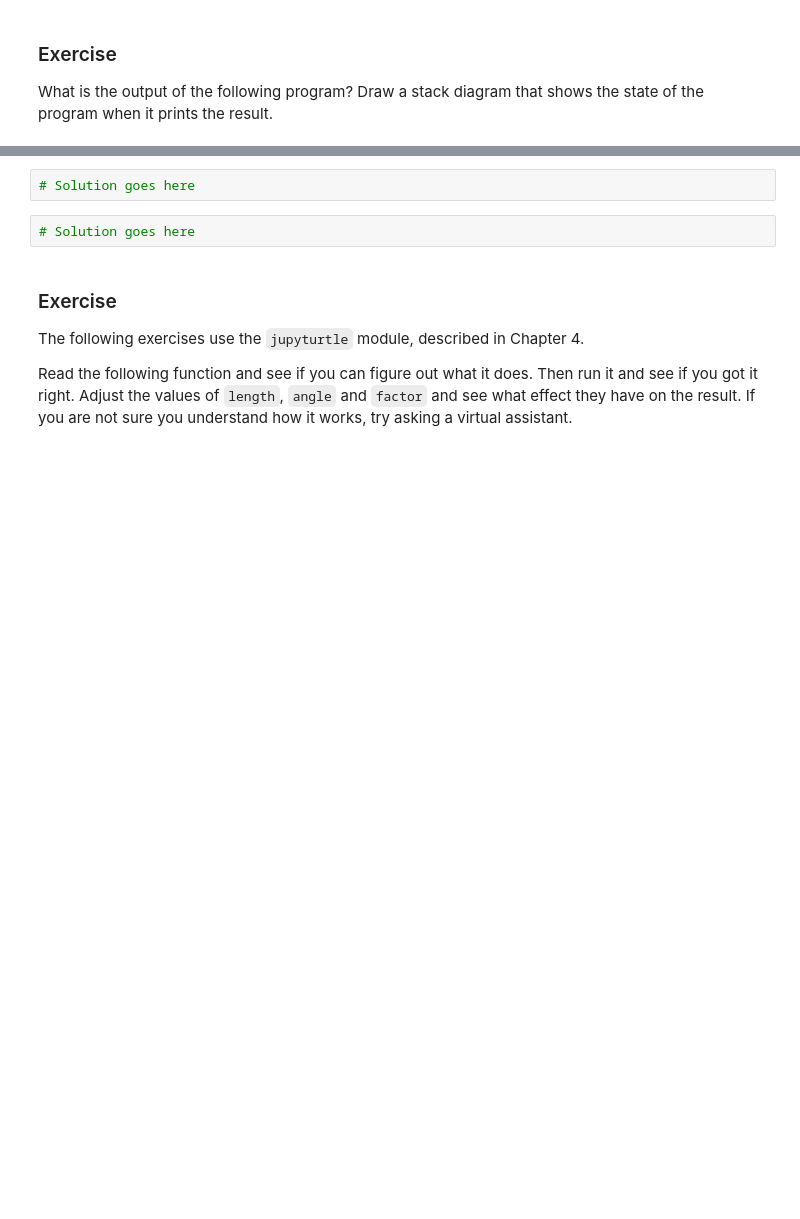
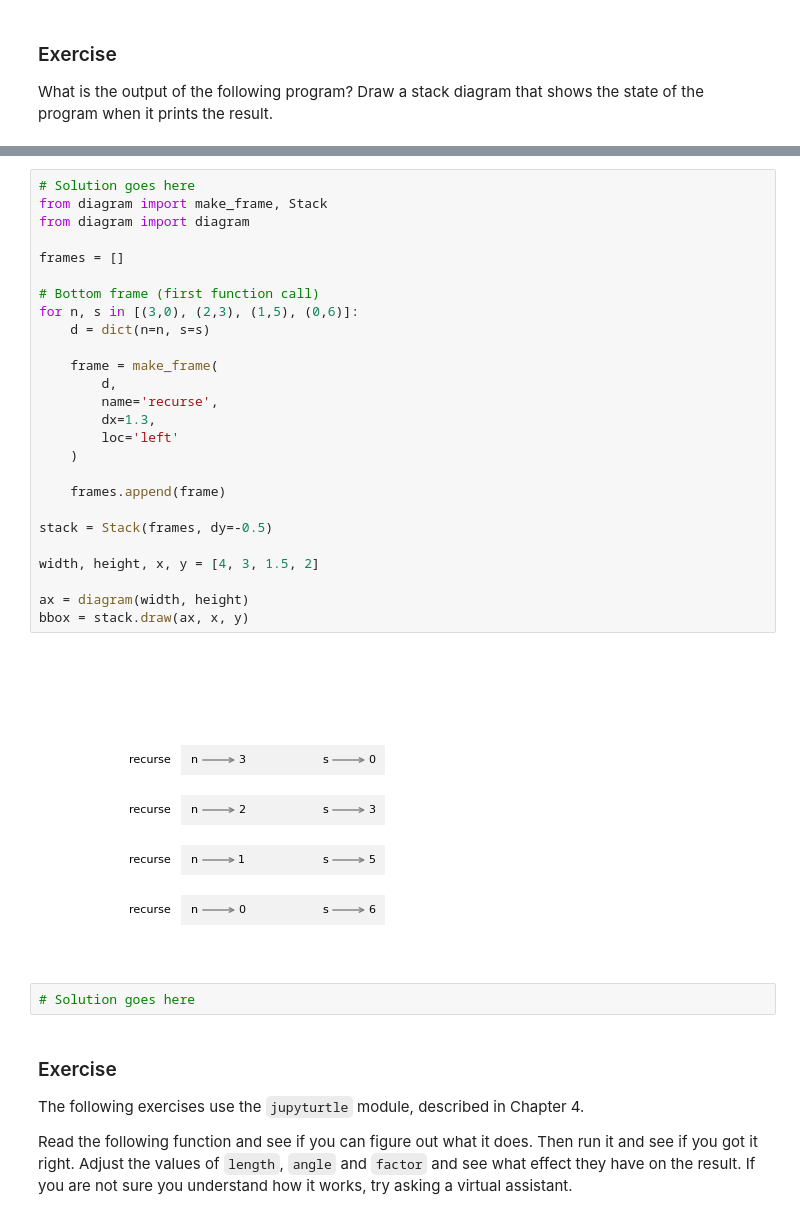
Before and after one commit to VarenyaVisen/ai-ml-study-repo, a Jupyter notebook: Books/Think-Python/chap05.ipynb, the cells around one changed output, grey strips where cells are left out. Saved outputs shown, nothing was run; the diff lists cells and outputs as text; blank space fills up the shorter version.

```diff
--- a/Books/Think-Python/chap05.ipynb
+++ b/Books/Think-Python/chap05.ipynb
@@ -718,5 +823,31 @@ recurse(3, 0)
-# %%
-# Solution goes here
+# %%
+# Solution goes here
+from diagram import make_frame, Stack
+from diagram import diagram
+
+frames = []
+
+# Bottom frame (first function call)
+for n, s in [(3,0), (2,3), (1,5), (0,6)]:
+    d = dict(n=n, s=s)
+
+    frame = make_frame(
+        d,
+        name='recurse',
+        dx=1.3,
+        loc='left'
+    )
+
+    frames.append(frame)
+
+stack = Stack(frames, dy=-0.5)
+
+width, height, x, y = [4, 3, 1.5, 2]
+
+ax = diagram(width, height)
+bbox = stack.draw(ax, x, y)
+# %% [output]
+[figure, added]
 # %%
 # Solution goes here
 # %% [markdown]
```
Also changed, not shown: parts of 37 cells of this notebook.
